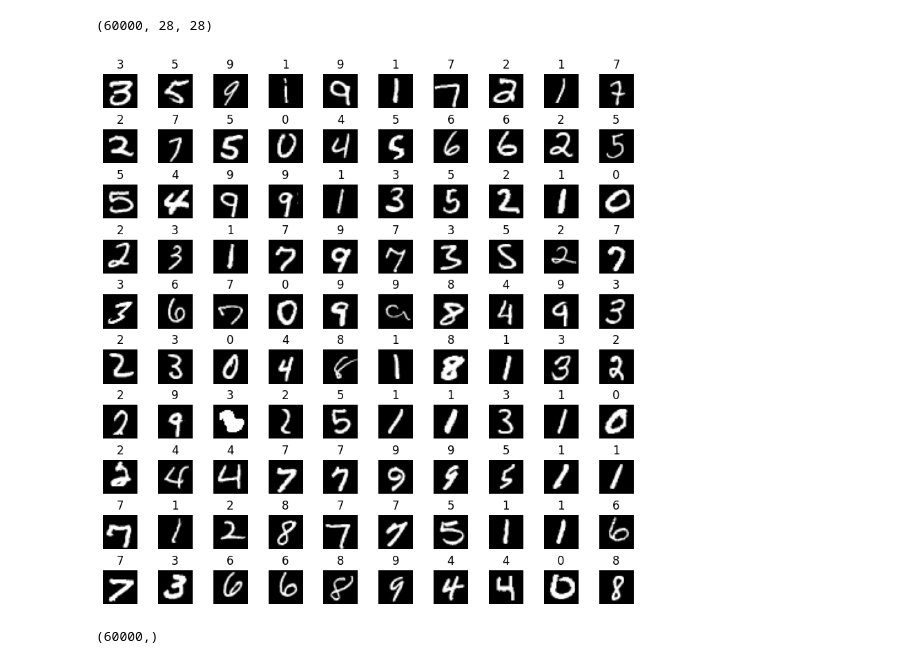
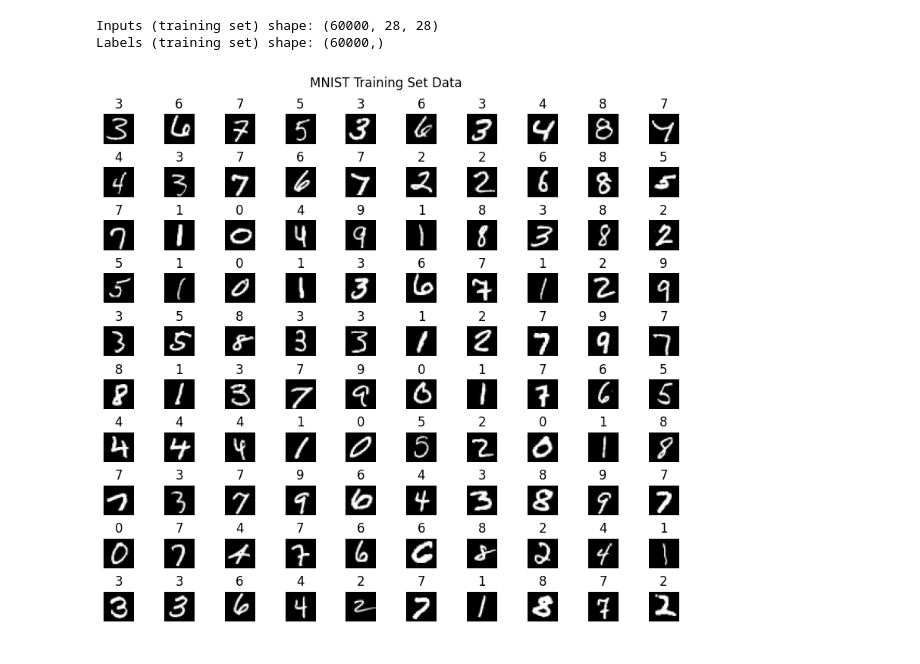
Before and after one commit to wayneyip/digit_classification, a Jupyter notebook: digit_classification.ipynb, the cells around one changed output. Saved outputs shown, nothing was run; the diff lists cells and outputs as text; code cells hidden in the pictures.

Commit message:
Add clarity to titles for data visualizations

```diff
--- a/digit_classification.ipynb
+++ b/digit_classification.ipynb
@@ -9,32 +9,28 @@ import matplotlib.pyplot as plt
 mnist = tf.keras.datasets.mnist
 (x_train, y_train), (x_test, y_test) = mnist.load_data()
 
-print(x_train.shape)
+print(f"Inputs (training set) shape: {x_train.shape}")
+print(f"Labels (training set) shape: {y_train.shape}")
 # %% [output]
-(60000, 28, 28)
+Inputs (training set) shape: (60000, 28, 28)
+Labels (training set) shape: (60000,)
 # %%
 test_length, img_width, img_height = x_train.shape
 
 fig, axs = plt.subplots(10,10, figsize=(8,8))
-fig.tight_layout(pad=0.1)
+fig.suptitle("MNIST Training Set Data")
+fig.tight_layout(pad=0.1, rect=[0, 0.05, 1, 0.95])
 
 for i, ax in enumerate(axs.flat):
     random_index = np.random.randint(test_length)
     random_x = x_train[random_index]
     random_y = y_train[random_index]
 
     ax.imshow(random_x, cmap='gray')
     ax.set_title(random_y)
     ax.set_axis_off()
 # %% [output]
-[figure, old version]
+[figure, new version]
-# %%
-# y_train = to_categorical(y_train, 10)
-# y_test = to_categorical(y_test, 10)
-
-print(y_train.shape)
-# %% [output]
-(60000,)
 # %%
 model = Sequential(
     [
```
Also changed, not shown: parts of 4 cells of this notebook.
